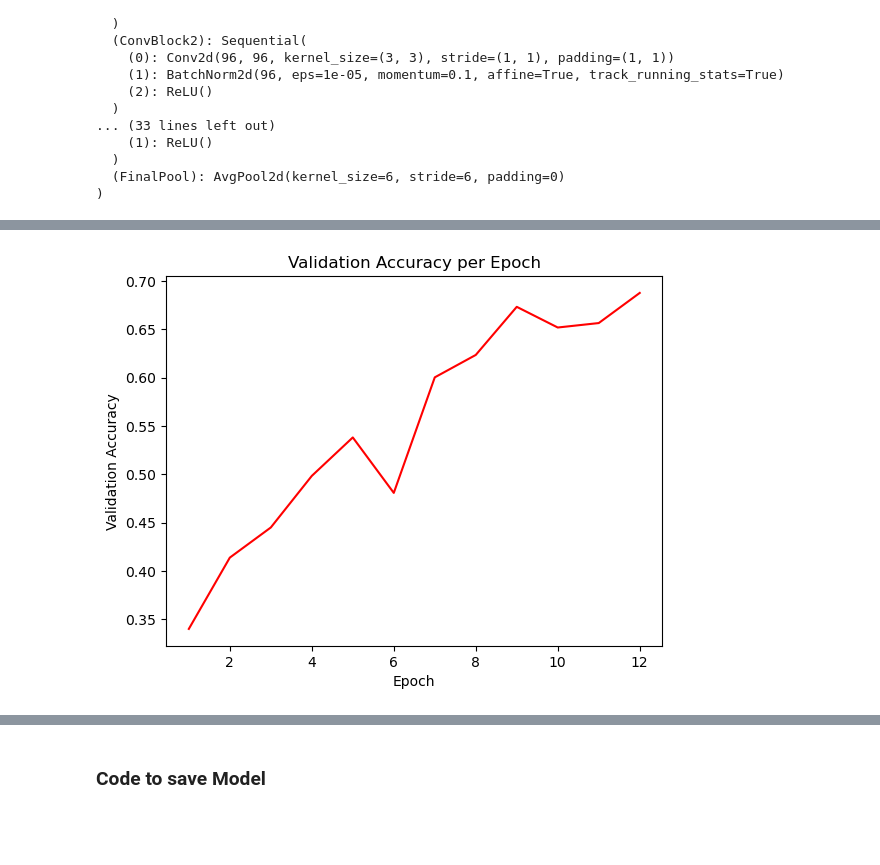
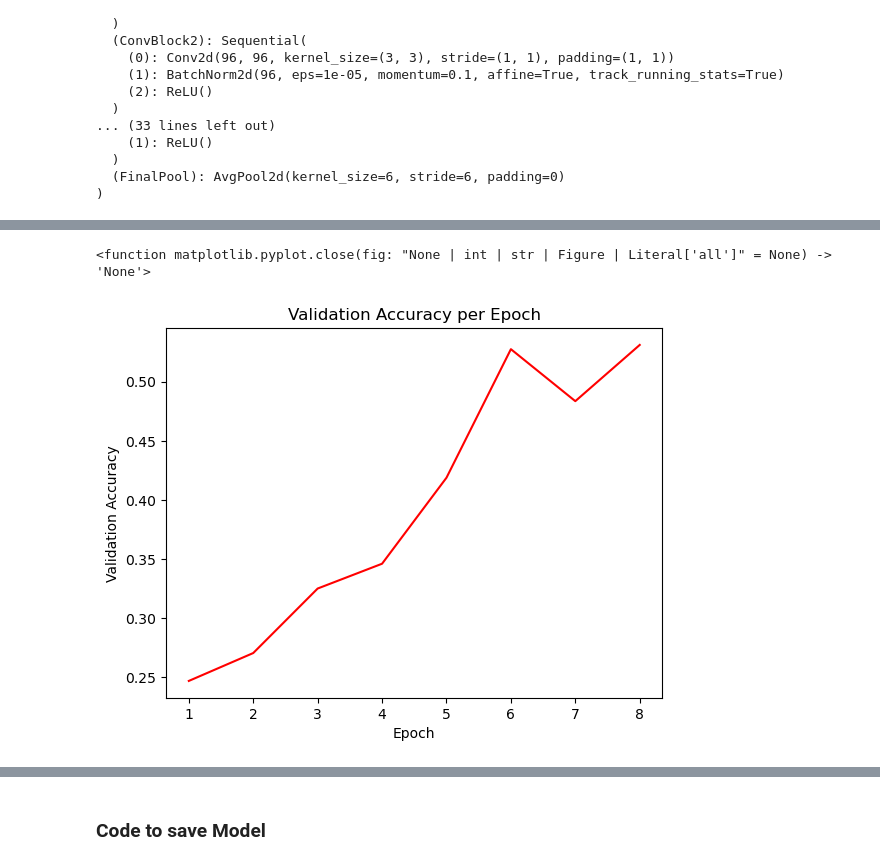
Before and after one commit to MARCI-UTK/EDS4AI, a Jupyter notebook: CNN.ipynb, the cells around one changed output, grey strips where cells are left out. Saved outputs shown, nothing was run; the diff lists cells and outputs as text; code cells hidden in the pictures; blank space fills up the shorter version.

```diff
--- a/CNN.ipynb
+++ b/CNN.ipynb
@@ -153,7 +153,7 @@ scheduler = StepLR(optimizer, step_size=1, gamma=0.97)
 # %%
 #epoch_number = 75
 #epoch_number = 130
-epoch_number = 200
+epoch_number = 8
 
 from Helper_Functions import calculate_valloss, calculate_accuracy, save_checkpoint
 
@@ -232,18 +241,20 @@ Text(0.5, 1.0, 'Training Loss')
 # %%
 dic2 = {'Validation Accuracy':val_accuracy_list, 'Epoch':epoch_list}
 df2 = pd.DataFrame(data=dic2)
 
 p2 = sns.lineplot(data=df2, x='Epoch', y='Validation Accuracy', color='red')
 p2.set_title('Validation Accuracy per Epoch')
 
 plot_title = 'val_acc_per_epoch'
 
 plot_filename = f"trials/{trial_name}/plots/{plot_title}.png"
 os.makedirs(os.path.dirname(plot_filename), exist_ok=True)
 
 p2.figure.savefig(plot_filename)
+plt.close
 # %% [output]
+<function matplotlib.pyplot.close(fig: "None | int | str | Figure | Literal['all']" = None) -> 'None'>
-[figure, old version]
+[figure, new version]
 # %%
 val_loss_list_tensor = [float(x) for x in val_loss_list]
 print(val_loss_list_tensor)
```
Also changed, not shown: parts of 5 cells of this notebook.
